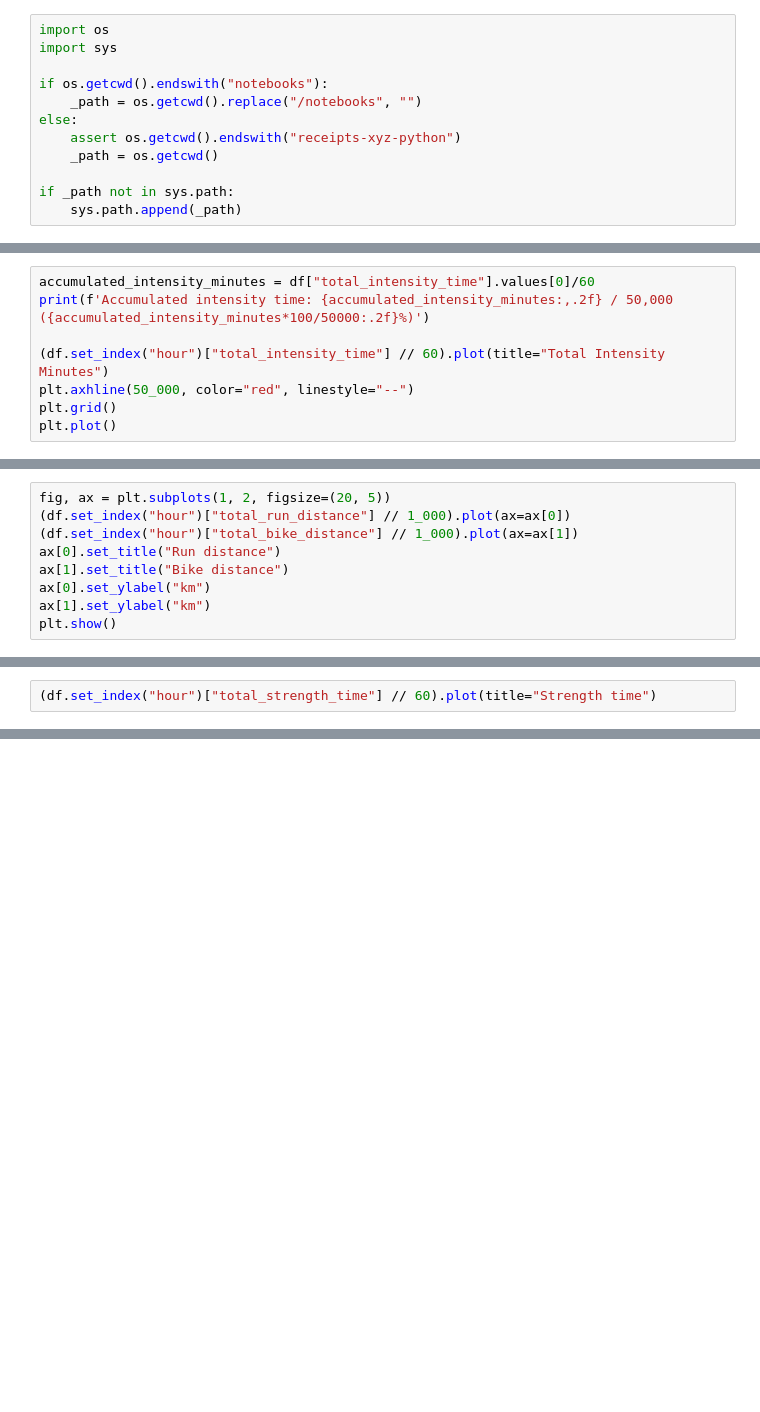
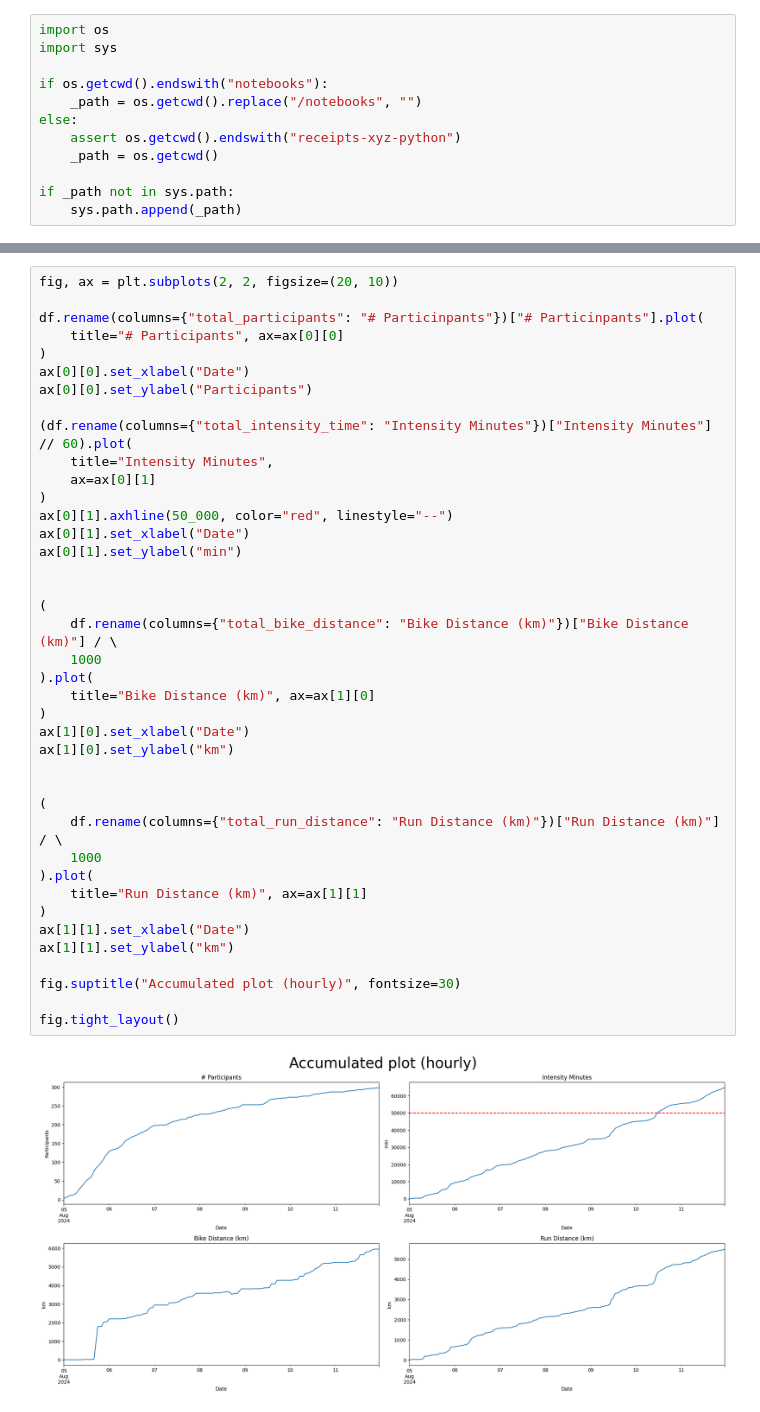
Before and after one commit to tann9949/receipts-xyz-py, a Jupyter notebook: notebooks/onchainsummer_stats.ipynb, the cells around one changed output, grey strips where cells are left out. Drawn from its saved outputs; the diff is of its cells as text; blank space fills up the shorter version.

```diff
--- a/notebooks/onchainsummer_stats.ipynb
+++ b/notebooks/onchainsummer_stats.ipynb
@@ -52,8 +15,0 @@ plt.plot()
-# %%
-accumulated_intensity_minutes = df["total_intensity_time"].values[0]/60
-print(f'Accumulated intensity time: {accumulated_intensity_minutes:,.2f} / 50,000 ({accumulated_intensity_minutes*100/50000:.2f}%)')
-
-(df.set_index("hour")["total_intensity_time"] // 60).plot(title="Total Intensity Minutes")
-plt.axhline(50_000, color="red", linestyle="--")
-plt.grid()
-plt.plot()
@@ -64,9 +15,0 @@ Accumulated intensity time: 49,653.38 / 50,000 (99.31%)
-# %%
-fig, ax = plt.subplots(1, 2, figsize=(20, 5))
-(df.set_index("hour")["total_run_distance"] // 1_000).plot(ax=ax[0])
-(df.set_index("hour")["total_bike_distance"] // 1_000).plot(ax=ax[1])
-ax[0].set_title("Run distance")
-ax[1].set_title("Bike distance")
-ax[0].set_ylabel("km")
-ax[1].set_ylabel("km")
-plt.show()
@@ -75,2 +15,0 @@ plt.show()
-# %%
-(df.set_index("hour")["total_strength_time"] // 60).plot(title="Strength time")
@@ -130,0 +101,42 @@ Name: total_intensity_time, Length: 145, dtype: int64
+# %%
+fig, ax = plt.subplots(2, 2, figsize=(20, 10))
+
+df.rename(columns={"total_participants": "# Particinpants"})["# Particinpants"].plot(
+    title="# Participants", ax=ax[0][0]
+)
+ax[0][0].set_xlabel("Date")
+ax[0][0].set_ylabel("Participants")
+
+(df.rename(columns={"total_intensity_time": "Intensity Minutes"})["Intensity Minutes"] // 60).plot(
+    title="Intensity Minutes",
+    ax=ax[0][1]
+)
+ax[0][1].axhline(50_000, color="red", linestyle="--")
+ax[0][1].set_xlabel("Date")
+ax[0][1].set_ylabel("min")
+
+
+(
+    df.rename(columns={"total_bike_distance": "Bike Distance (km)"})["Bike Distance (km)"] / \
+    1000
+).plot(
+    title="Bike Distance (km)", ax=ax[1][0]
+)
+ax[1][0].set_xlabel("Date")
+ax[1][0].set_ylabel("km")
+
+
+(
+    df.rename(columns={"total_run_distance": "Run Distance (km)"})["Run Distance (km)"] / \
+    1000
+).plot(
+    title="Run Distance (km)", ax=ax[1][1]
+)
+ax[1][1].set_xlabel("Date")
+ax[1][1].set_ylabel("km")
+
+fig.suptitle("Accumulated plot (hourly)", fontsize=30)
+
+fig.tight_layout()
+# %% [output]
+[figure, added]
```
Also changed, not shown: parts of 29 cells of this notebook, 1 other file.
